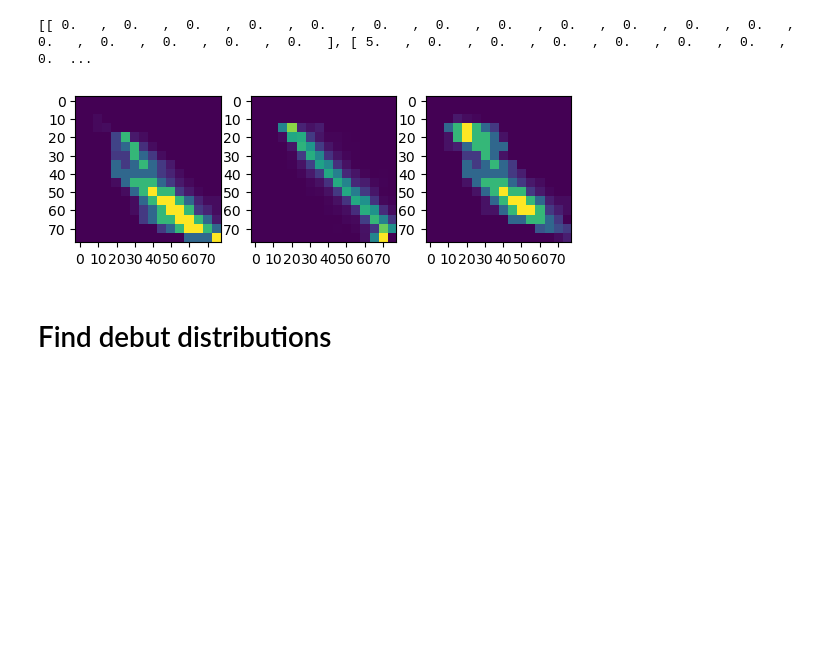
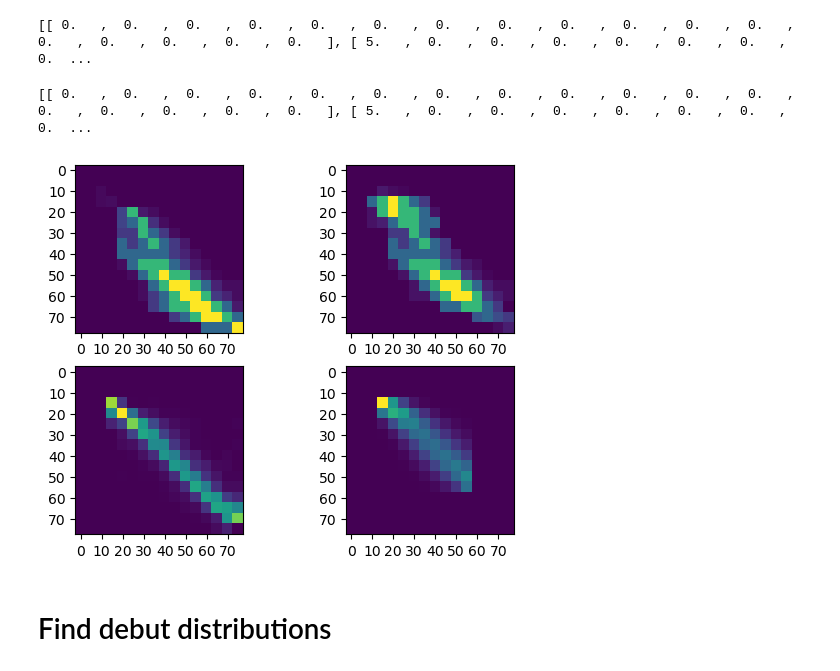
Before and after one commit to fabiansturman/HPVScreeningProject, a Jupyter notebook: literatureAnalysis/Natsal/natsal_analysis.ipynb, the cells around one changed output. Saved outputs shown, nothing was run; the diff lists cells and outputs as text; code cells hidden in the pictures; blank space fills up the shorter version.

```diff
--- a/literatureAnalysis/Natsal/natsal_analysis.ipynb
+++ b/literatureAnalysis/Natsal/natsal_analysis.ipynb
@@ -115,6 +135,36 @@ with np.printoptions(suppress=True):
     print(np.array2string(married_matrix_natsal, separator=', ', precision=3, max_line_width=1_000).replace("\n", ""))
 # %% [output]
 [[ 0.   ,  0.   ,  0.   ,  0.   ,  0.   ,  0.   ,  0.   ,  0.   ,  0.   ,  0.   ,  0.   ,  0.   ,  0.   ,  0.   ,  0.   ,  0.   ,  0.   ], [ 5.   ,  0.   ,  0.   ,  0.   ,  0.   ,  0.   ,  0.   ,  0.  ...
+# %%
+#Looking at the mixing matrix from https://doi.org/10.1016/j.epidem.2018.03.004
+#potentially as general sexual mixing data this could accoutn for a casual layer and then the above for a married layer hmm. unless this is where sophie got her stuff from
+
+casual_literature = [[	0,	0,	0,	0,	0,	        0,	0,	0,	0,	0,	0,	0],
+                     [	0,	0,	0,	0,	0,	        0,	0,	0,	0,	0,	0,	0],
+                     [	0,	0,	0,	0,	0,	        0,	0,	0,	0,	0,	0,	0],
+                     [	0,	0,	0,	60.4,	58.9,	16,	3,	0.5,	0.1,	0,	0,	0],
+                       [0,	0,	0,	23.8,	71.1,	45.6,	17.2,	5.2,	1.4,	0.3,	0.1,	0],
+                           [	0,	0,	0,	3.2,	25.3,	34.6,	23.8,	11.5,	4.6,	1.7,	0.6,	0.2],
+                               [	0,	0,	0,	0.3,	5.9,	15.6,	18.6,	14.5,	8.3,	3.9,	1.6,	0.6],
+                                       [	0,	0,	0,	0,	1.2,	    5.5,	10.2,	12.6,	11.1,	7.2,	3.6,	1.4],
+                                         [	0,	0,	0,	0,	0.2,	    1.6,	4.3,	7.7,	10.2,	9.9,	6.6,	3.1],
+                                           [	0,	0,	0,	0,	0,	        0.4,	1.5,	3.3,	6.1,	8.9,	9.2,	5.7],
+                                             [	0,	0,	0,	0,	0,	        0.1,	0.4,	1.1,	2.4,	4.8,	7.8,	8.2],
+                                                 [	0,	0,	0,	0,	0,	        0,	0.1,	0.3,	0.7,	1.6,	3.5,	6.5]]
+casual_literature = np.array(casual_literature)
+casual_literature = casual_literature / casual_literature.sum(axis=0, keepdims=True)
+casual_literature = np.nan_to_num(casual_literature)
+
+
+#Extend matrix to include 60,65,70,75 age bins (by filling with zeroes as sexual encounters at this age have negligable (likely no) impact on our modelled output, and besides can be expected to have relatively low occurance rate also)
+casual_literature = np.pad(casual_literature, ((0, 4), (0, 4)), mode='constant')
+
+casual_literature = add_row_starts(casual_literature, age_bins)
+
+with np.printoptions(suppress=True):
+    print(np.array2string(casual_literature, separator=', ', precision=3, max_line_width=1_000).replace("\n", ""))
+# %% [output]
+[[ 0.   ,  0.   ,  0.   ,  0.   ,  0.   ,  0.   ,  0.   ,  0.   ,  0.   ,  0.   ,  0.   ,  0.   ,  0.   ,  0.   ,  0.   ,  0.   ,  0.   ], [ 5.   ,  0.   ,  0.   ,  0.   ,  0.   ,  0.   ,  0.   ,  0.  ...
 # %%
 married_matrix_s = [        [0, 0, 0, 0, 0, 0, 0, 0, 0, 0, 0, 0, 0, 0, 0, 0, 0],        [5, 0, 0, 0, 0, 0, 0, 0, 0, 0, 0, 0, 0, 0, 0, 0, 0],        [10, 0, 0, 0.08, 0, 0, 0, 0, 0, 0, 0, 0, 0, 0, 0, 0, 0],        [15, 0, 0, 0.08, 0.1, 0, 0, 0, 0, 0, 0, 0, 0, 0, 0, 0, 0],        [20, 0, 0, 0, 0, 0.6, 2, 0.2, 0.1, 0, 0, 0, 0, 0, 0, 0, 0],        [25, 0, 0, 0, 0, 0.6, 1, 2, 0.4, 0.1, 0, 0, 0, 0, 0, 0, 0],        [30, 0, 0, 0, 0, 0.5, 0.5, 2, 1, 0.5, 0.1, 0, 0, 0, 0, 0, 0],        [35, 0, 0, 0, 0, 1, 0.5, 1, 2, 1, 0.5, 0.2, 0, 0, 0, 0, 0],        [40, 0, 0, 0, 0, 1, 1, 1, 1, 1, 0.5, 0.3, 0.1, 0, 0, 0, 0],        [45, 0, 0, 0, 0, 0.1, 1, 2, 2, 2, 1, 0.5, 0.2, 0.08, 0, 0, 0],        [50, 0, 0, 0, 0, 0, 0.1, 1, 2, 3, 2, 2, 0.5, 0.2, 0.05, 0, 0],        [55, 0, 0, 0, 0, 0, 0, 0.1, 1, 2, 3, 3, 2, 1, 0.3, 0.1, 0.1],        [60, 0, 0, 0, 0, 0, 0, 0.1, 0.5, 1, 2, 3, 3, 2, 0.5, 0.3, 0.1],        [65, 0, 0, 0, 0, 0, 0, 0, 0.5, 1, 2, 2, 3, 3, 2, 1, 0.2],        [70, 0, 0, 0, 0, 0, 0, 0, 0, 0, 0.5, 1, 2, 3, 3, 2, 1],        [75, 0, 0, 0, 0, 0, 0, 0, 0, 0, 0, 0, 0, 1, 1, 1, 3],    ]
 casual_matrix_s = [[0,0,0,0,0,0,0,0,0,0,0,0,0,0,0,0,0],        [5,0,0,0,0,0,0,0,0,0,0,0,0,0,0,0,0],        [10,0,0,0,0.2,0.1,0.05,0,0,0,0,0,0,0,0,0,0],        [15,0,0,1,2,3,2,1,0.5,0,0,0,0,0,0,0,0],        [20,0,0,0.15,2,3,2,2,1,0.15,0,0,0,0,0,0,0],        [25,0,0,0.15,0.25,1,2,2,1,1,0,0,0,0,0,0,0],        [30,0,0,0,0,0.5,0.5,2,1,0.15,0,0,0,0,0,0,0],        [35,0,0,0,0,1,0.5,1,2,1,0.5,0,0,0,0,0,0],        [40,0,0,0,0,1,1,1,1,1,0.5,0.25,0,0,0,0,0],        [45,0,0,0,0,0.15,1,2,2,2,1,0.5,0.2,0.1,0,0,0],        [50,0,0,0,0,0,0.15,1,2,3,2,2,0.5,0.2,0.05,0,0],        [55,0,0,0,0,0,0,0.15,1,2,3,3,2,1,0.25,0.1,0.1],        [60,0,0,0,0,0,0,0.15,0.15,1,2,3,3,2,0.5,0.25,0.1],        [65,0,0,0,0,0,0,0,0,0,1,1,2,2,1,0.5,0],        [70,0,0,0,0,0,0,0,0,0,0,0,0,0.8,1,0.7,0.5],        [75,0,0,0,0,0,0,0,0,0,0,0,0,0,0,0.1,0.25]    ]
@@ -122,18 +174,21 @@ married_matrix_natsal = [[ 0.   ,  0.   ,  0.   ,  0.   ,  0.   ,  0.   ,  0.
 # %%
-fig, axs = plt.subplots(1,3)
+fig, axs = plt.subplots(2,2)
 
-axs[0].imshow(np.array(married_matrix_s)[:,1:])
-axs[1].imshow(np.array(married_matrix_natsal)[:,1:])
-axs[2].imshow(np.array(casual_matrix_s)[:,1:])
+axs[0,0].imshow(np.array(married_matrix_s)[:,1:])
+axs[0,1].imshow(np.array(casual_matrix_s)[:,1:])
+axs[1,0].imshow(np.array(married_matrix_natsal)[:,1:])
+axs[1,1].imshow(np.array(casual_literature)[:,1:])
 
-for i in range(3):
-    axs[i].set_xticks([0,2,4,6,8,10,12,14],[0,10,20,30,40,50,60,70])
-    axs[i].set_yticks([0,2,4,6,8,10,12,14],[0,10,20,30,40,50,60,70])
+for i in range(2):
+    for j in range(2):
+        axs[i,j].set_xticks([0,2,4,6,8,10,12,14],[0,10,20,30,40,50,60,70])
+        axs[i,j].set_yticks([0,2,4,6,8,10,12,14],[0,10,20,30,40,50,60,70])
+
 
 
 plt.show()
 # %% [output]
-[figure, old version]
+[figure, new version]
 # %% [markdown]
 # Find debut distributions
 # %%
```
Also changed, not shown: parts of 4 cells of this notebook, 9 other files.
